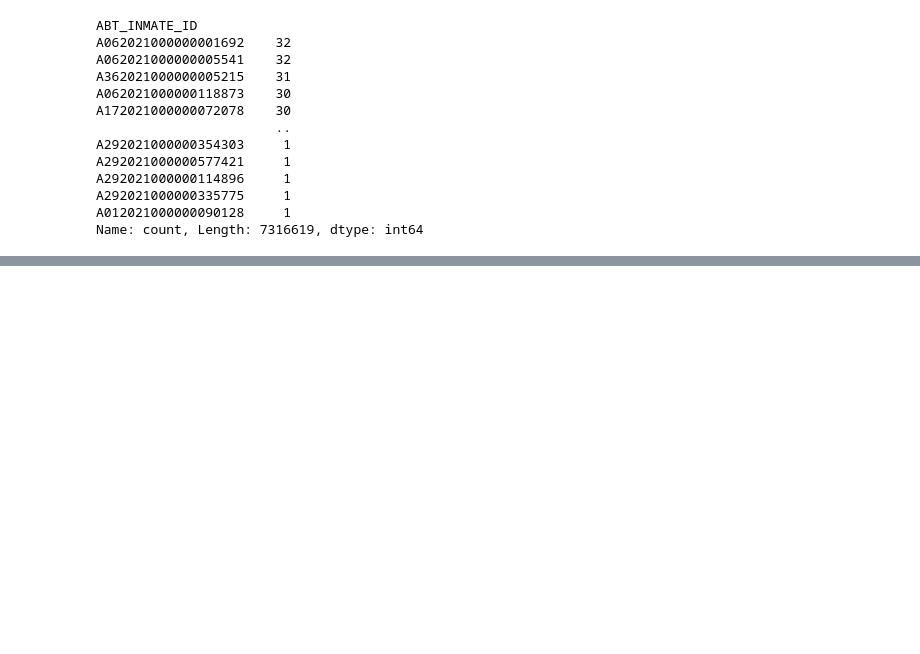
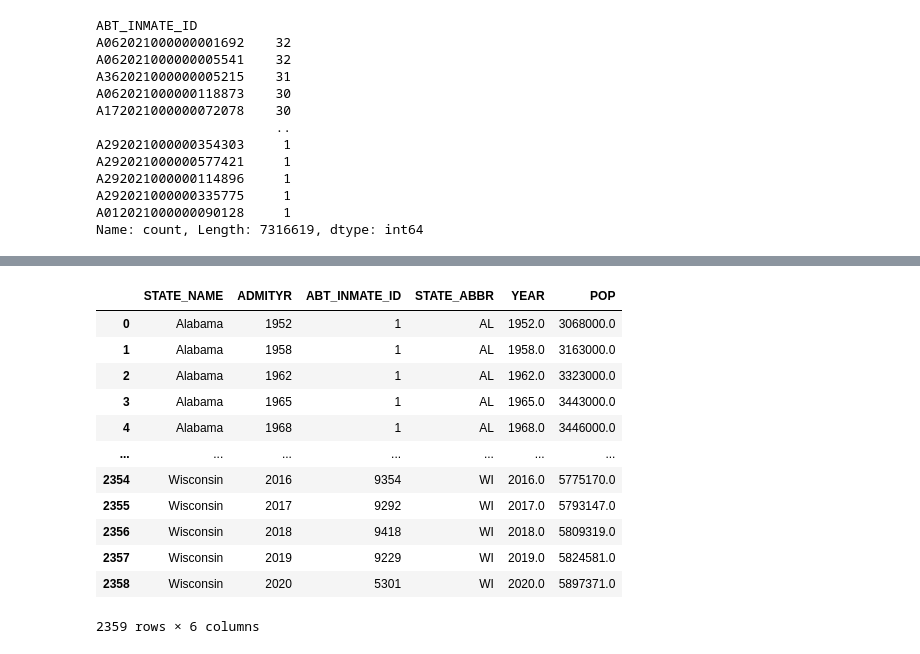
Before and after one commit to TeaTafaj/Recidivism-Education, a Jupyter notebook: eda.ipynb, the cells around one changed output, grey strips where cells are left out. Saved outputs shown, nothing was run; the diff lists cells and outputs as text; code cells hidden in the pictures; blank space fills up the shorter version.

```diff
--- a/eda.ipynb
+++ b/eda.ipynb
@@ -368,0 +423,8 @@ Name: count, Length: 7316619, dtype: int64
+# %%
+# Q2
+stateyear_pop = pd.read_csv(
+    "https://github.com/JoshData/historical-state-population-csv/raw/refs/heads/main/historical_state_population_by_year.csv",
+    header=None,
+    names=["STATE_ABBR", "YEAR", "POP"],
+)
+stateyear_pop
@@ -368,0 +445,3 @@ Name: count, Length: 7316619, dtype: int64
+# %%
+statewise_criminals = df.groupby(["STATE_NAME", "ADMITYR"])["ABT_INMATE_ID"].count()
+statewise_criminals
@@ -368,0 +538,2 @@ Name: count, Length: 7316619, dtype: int64
+# %%
+state_crime = statewise_criminals.to_frame(name="ABT_INMATE_ID").reset_index()
@@ -368,0 +556,23 @@ Name: count, Length: 7316619, dtype: int64
+# %%
+merged_df = pd.merge(
+    state_crime,
+    stateyear_pop,
+    left_on=["STATE_NAME", "ADMITYR"],
+    right_on=["STATE_NAME", "YEAR"],
+    how="left",
+)
+merged_df
+# %% [output]
+|  | STATE_NAME | ADMITYR | ABT_INMATE_ID | STATE_ABBR | YEAR | POP |
+| 0 | Alabama | 1952 | 1 | AL | 1952.0 | 3068000.0 |
+| 1 | Alabama | 1958 | 1 | AL | 1958.0 | 3163000.0 |
+| 2 | Alabama | 1962 | 1 | AL | 1962.0 | 3323000.0 |
+| 3 | Alabama | 1965 | 1 | AL | 1965.0 | 3443000.0 |
+| 4 | Alabama | 1968 | 1 | AL | 1968.0 | 3446000.0 |
+| ... | ... | ... | ... | ... | ... | ... |
+| 2354 | Wisconsin | 2016 | 9354 | WI | 2016.0 | 5775170.0 |
+| 2355 | Wisconsin | 2017 | 9292 | WI | 2017.0 | 5793147.0 |
+| 2356 | Wisconsin | 2018 | 9418 | WI | 2018.0 | 5809319.0 |
+| 2357 | Wisconsin | 2019 | 9229 | WI | 2019.0 | 5824581.0 |
+| 2358 | Wisconsin | 2020 | 5301 | WI | 2020.0 | 5897371.0 |
+2359 rows × 6 columns
```
Also changed, not shown: parts of 14 cells of this notebook.
